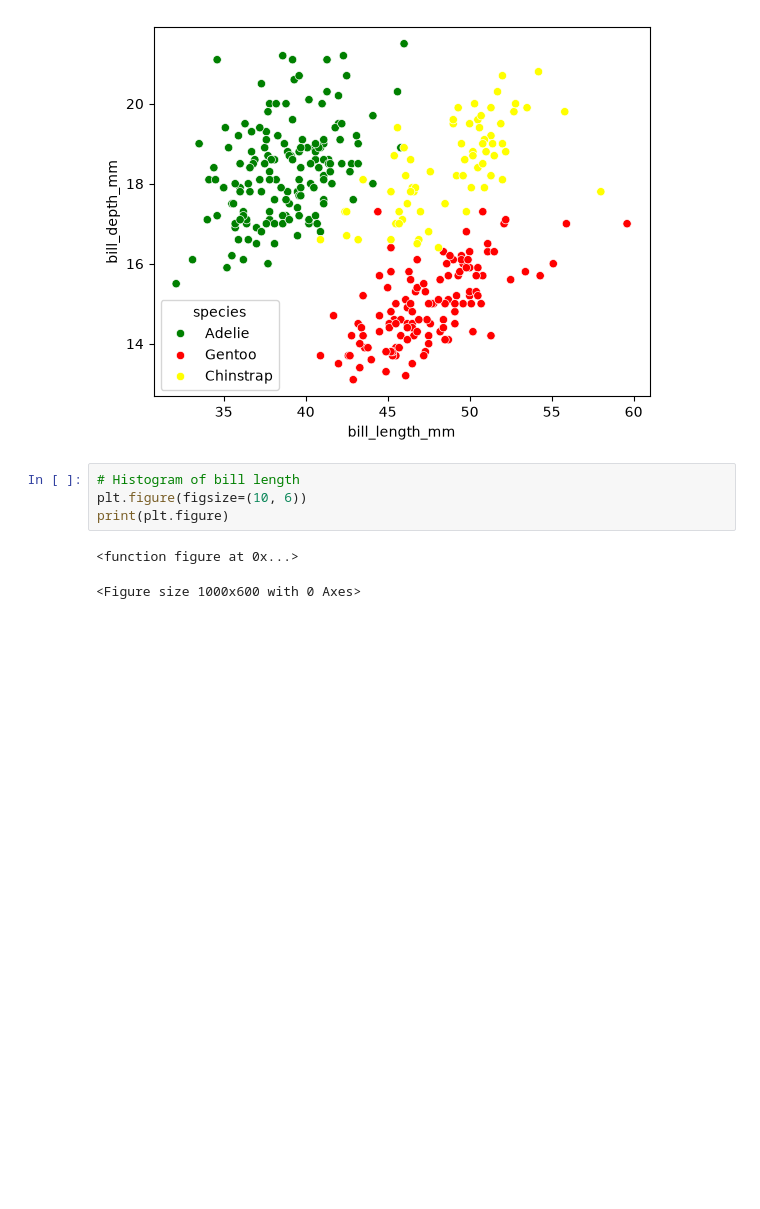
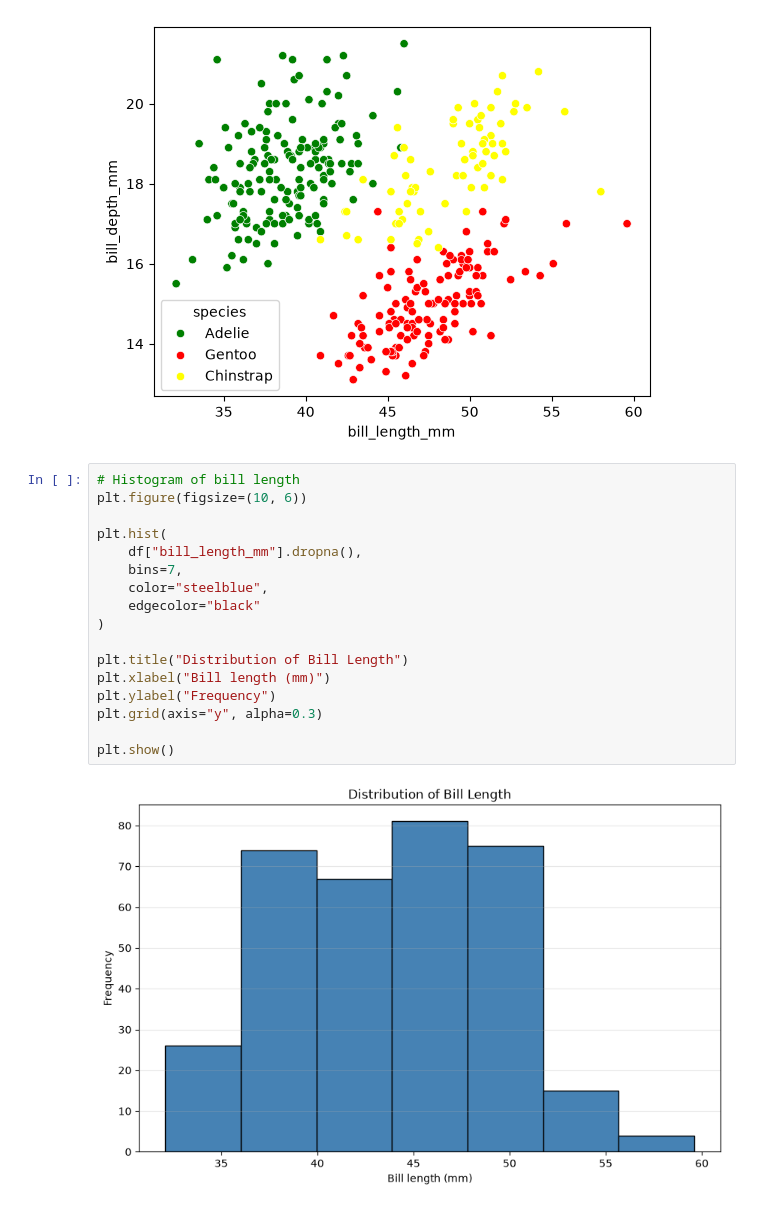
Before and after one commit to Guebco/CAS_ADS_2026_Guebco, a Jupyter notebook: Sandbox/Visualisation_sandbox.ipynb, the cells around one changed output. Drawn from its saved outputs; the diff is of its cells as text; blank space fills up the shorter version.

```diff
--- a/Sandbox/Visualisation_sandbox.ipynb
+++ b/Sandbox/Visualisation_sandbox.ipynb
@@ -39,7 +39,19 @@ palette={"Adelie": "green", "Chinstrap": "yellow", "Gentoo": "red"})
 # %%
 # Histogram of bill length
 plt.figure(figsize=(10, 6))
-print(plt.figure)
+
+plt.hist(
+    df["bill_length_mm"].dropna(),
+    bins=7,
+    color="steelblue",
+    edgecolor="black"
+)
+
+plt.title("Distribution of Bill Length")
+plt.xlabel("Bill length (mm)")
+plt.ylabel("Frequency")
+plt.grid(axis="y", alpha=0.3)
+
+plt.show()
 # %% [output]
-<function figure at 0x...>
-<Figure size 1000x600 with 0 Axes>
+[figure, added]
```
Also changed, not shown: parts of 1 cell of this notebook, 2 other files.
